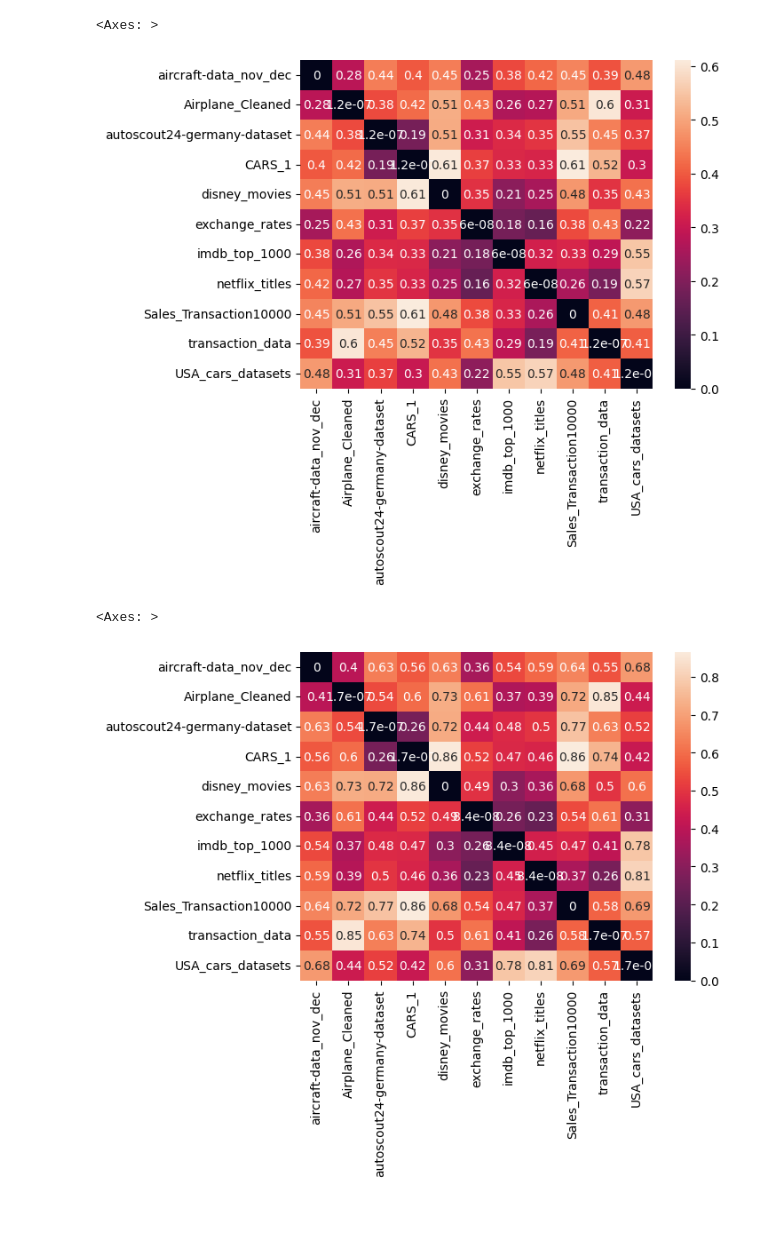
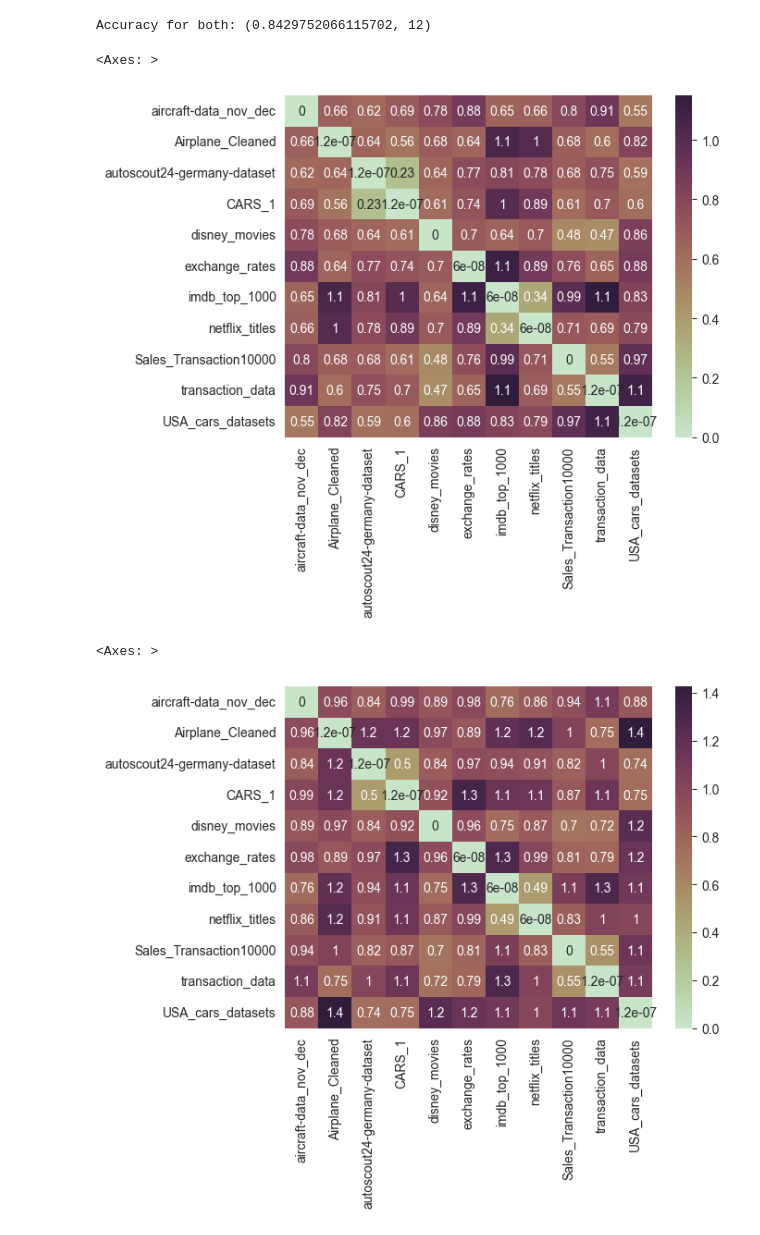
Before and after one commit to AbsaOSS/datasets-similarity, a Jupyter notebook: similarity/test.ipynb, the cells around one changed output. Cells and saved outputs as stored; diff of their text form; code cells hidden in the pictures.

Commit message:
Add computing category distance by similarity

```diff
--- a/similarity/test.ipynb
+++ b/similarity/test.ipynb
@@ -14,3 +62,12 @@ database, names = f.load__csv_files_from_folder("../data")
 metadata: dict[str, DataFrameMetadata] = defaultdict()
 for dataframe, name in zip(database, names):
     metadata[name] = DataFrameMetadataCreator(dataframe).create_column_embeddings().get_metadata()
+# %%
+def compare_dataset(metadata_: dict[str, DataFrameMetadata], comparator_: Comparator ) -> pd.DataFrame:
+    result = pd.DataFrame()
+    for name1, metadata1 in  metadata_.items():
+        for name2, metadata2 in metadata_.items():
+            sim = comparator_.compare(metadata1, metadata2)
+            result.loc[name1, name2] = sim
+            # print(f"Distance between {name1} and {name2} is {sim}")
+    return result
@@ -64,12 +107,5 @@ for name1, metad1 in  metadata.items():
 # %%
-import pandas as pd
-from similarity.Comparator import CategoricalComparator, ColumnEmbeddingComparator
+comparator_both = Comparator().add_comparator_type(ColumnEmbeddingComparator()).add_comparator_type(CategoricalComparator())
 
-resultBoth = pd.DataFrame()
-
-comparator = Comparator().add_comparator_type(ColumnEmbeddingComparator()).add_comparator_type(ColumnEmbeddingComparator())
-
-for name1, metad1 in  metadata.items():
-    for name2, metadata2 in metadata.items():
-            sim = comparator.compare(metad1, metadata2)
-            resultBoth.loc[name1, name2] = sim
+resultBoth = compare_dataset(metadata, comparator_both)
+print(f"Accuracy for both: {compute_accuracy(resultBoth)} ")
@@ -76,12 +122,19 @@ for name1, metad1 in  metadata.items():
+# %%
+comparator_both_sim = Comparator().add_comparator_type(ColumnEmbeddingComparator()).add_comparator_type(CategoricalComparatorSimilar())
+
+resultBoth_sim = compare_dataset(metadata, comparator_both_sim)
+print(f"Accuracy for both: {compute_accuracy(resultBoth_sim)} ")
+# %% [output]
+Accuracy for both: (0.8429752066115702, 12)
 # %%
 import seaborn as sns
-sns.heatmap(result, annot=True)
+sns.heatmap(result_only_embedding, annot=True, cmap= sns.color_palette("ch:s=-.1,r=.8", as_cmap=True))
 # %% [output]
 <Axes: >
-[figure, old version]
+[figure, new version]
 # %%
-sns.heatmap(resultBoth, annot=True)
+sns.heatmap(resultBoth, annot=True, cmap= sns.color_palette("ch:s=-.1,r=.8", as_cmap=True))
 # %% [output]
 <Axes: >
-[figure, old version]
+[figure, new version]
 # %%
```
Also changed, not shown: parts of 15 cells of this notebook, 19 other files.
